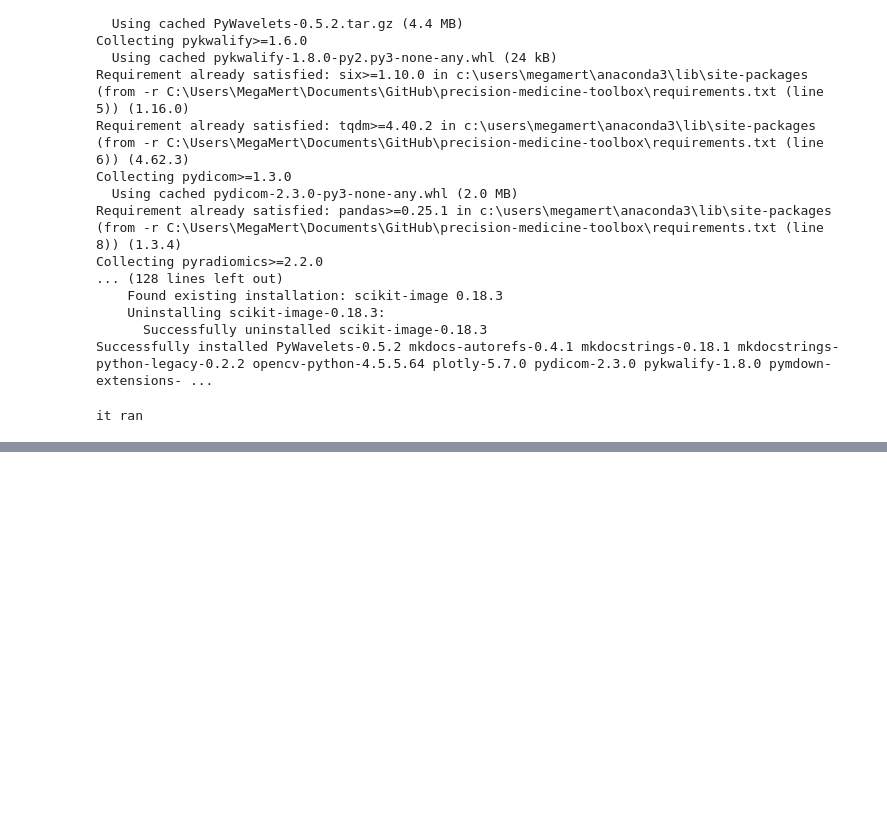
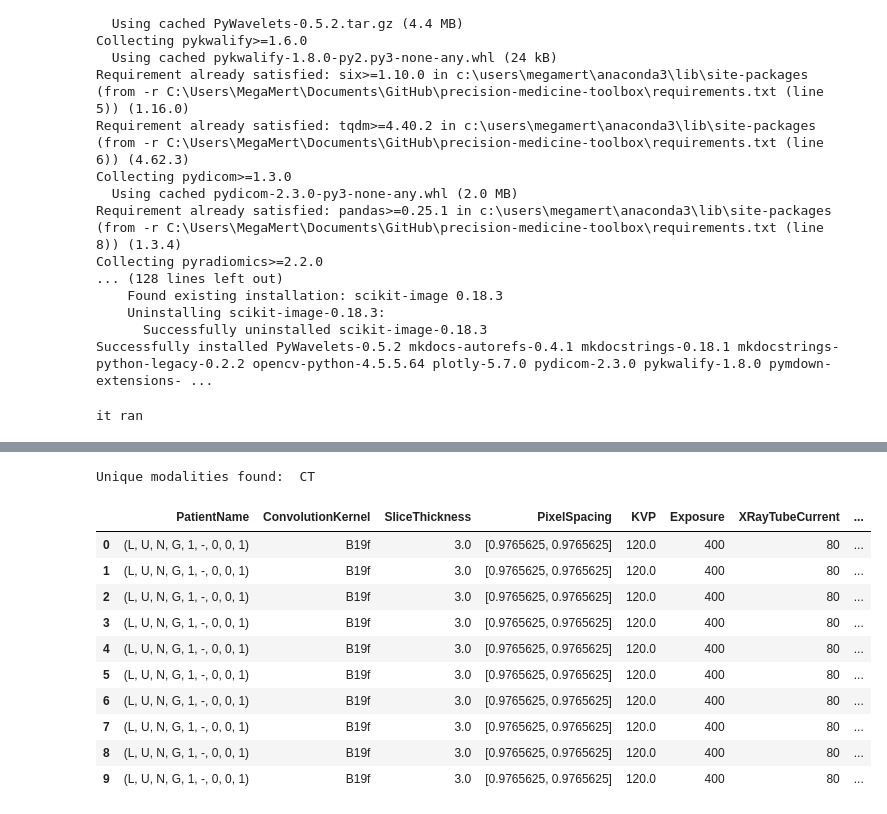
Before and after one commit to MegaMert/precision-medicine-toolbox, a Jupyter notebook: Tutorial test.ipynb, the cells around one changed output, grey strips where cells are left out. Saved outputs shown, nothing was run; the diff lists cells and outputs as text; code cells hidden in the pictures; blank space fills up the shorter version.

```diff
--- a/Tutorial test.ipynb
+++ b/Tutorial test.ipynb
@@ -42,0 +55,20 @@ it ran
+# %%
+print('Unique modalities found: ', np.unique(dataset_description.Modality.values)[0])
+# %% [output]
+Unique modalities found:  CT
+# %%
+ct_dcms = ToolBox(**parameters)
+dataset_description = ct_dcms.get_dataset_description('CT')
+dataset_description.head(10)
+# %% [output]
+|  | PatientName | ConvolutionKernel | SliceThickness | PixelSpacing | KVP | Exposure | XRayTubeCurrent | ... |
+| 0 | (L, U, N, G, 1, -, 0, 0, 1) | B19f | 3.0 | [0.9765625, 0.9765625] | 120.0 | 400 | 80 | ... |
+| 1 | (L, U, N, G, 1, -, 0, 0, 1) | B19f | 3.0 | [0.9765625, 0.9765625] | 120.0 | 400 | 80 | ... |
+| 2 | (L, U, N, G, 1, -, 0, 0, 1) | B19f | 3.0 | [0.9765625, 0.9765625] | 120.0 | 400 | 80 | ... |
+| 3 | (L, U, N, G, 1, -, 0, 0, 1) | B19f | 3.0 | [0.9765625, 0.9765625] | 120.0 | 400 | 80 | ... |
+| 4 | (L, U, N, G, 1, -, 0, 0, 1) | B19f | 3.0 | [0.9765625, 0.9765625] | 120.0 | 400 | 80 | ... |
+| 5 | (L, U, N, G, 1, -, 0, 0, 1) | B19f | 3.0 | [0.9765625, 0.9765625] | 120.0 | 400 | 80 | ... |
+| 6 | (L, U, N, G, 1, -, 0, 0, 1) | B19f | 3.0 | [0.9765625, 0.9765625] | 120.0 | 400 | 80 | ... |
+| 7 | (L, U, N, G, 1, -, 0, 0, 1) | B19f | 3.0 | [0.9765625, 0.9765625] | 120.0 | 400 | 80 | ... |
+| 8 | (L, U, N, G, 1, -, 0, 0, 1) | B19f | 3.0 | [0.9765625, 0.9765625] | 120.0 | 400 | 80 | ... |
+| 9 | (L, U, N, G, 1, -, 0, 0, 1) | B19f | 3.0 | [0.9765625, 0.9765625] | 120.0 | 400 | 80 | ... |
```
Also changed, not shown: parts of 2 cells of this notebook.
